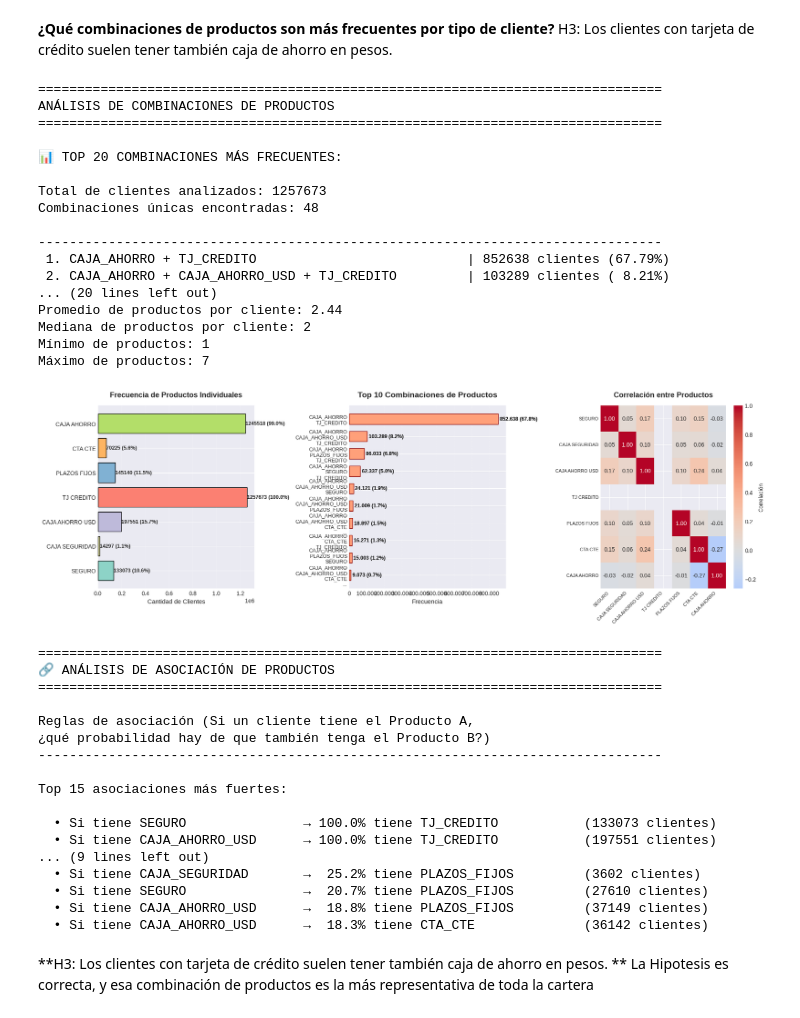
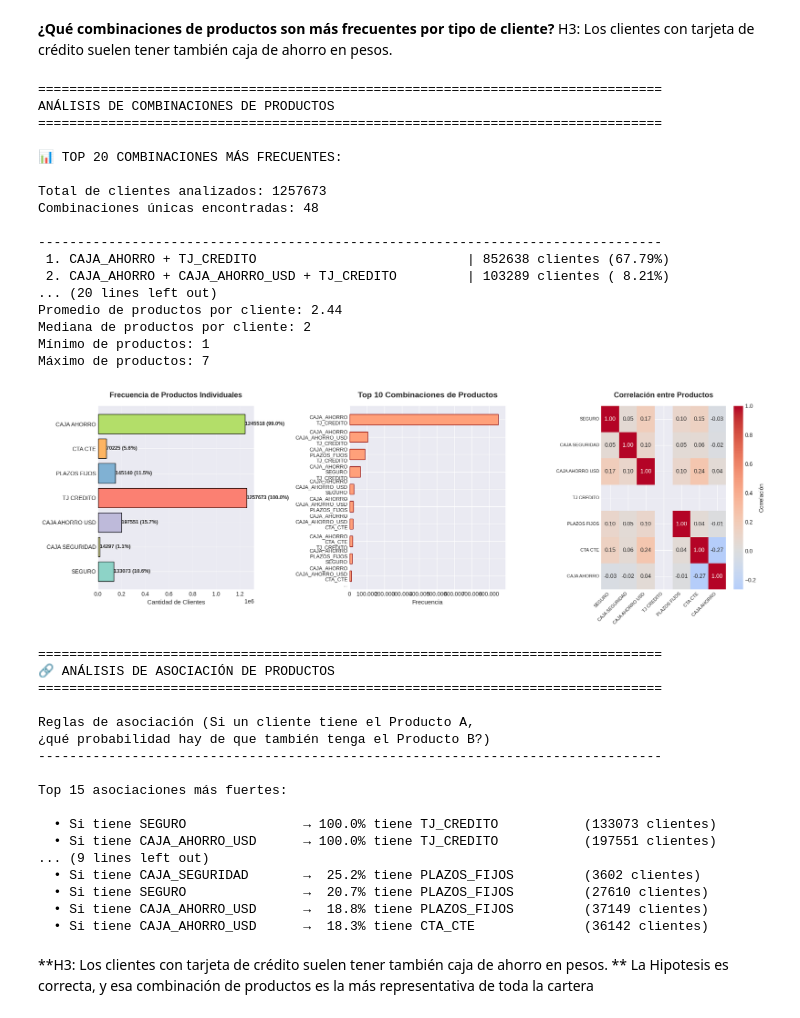
Before and after one commit to chiaravanin/CursoCoder, a Jupyter notebook: ProyectoDS_PArteIVANIN.ipynb, the cells around one changed output. Saved outputs shown, nothing was run; the diff lists cells and outputs as text; code cells hidden in the pictures.

```diff
--- a/ProyectoDS_PArteIVANIN.ipynb
+++ b/ProyectoDS_PArteIVANIN.ipynb
@@ -472,6 +472,15 @@ plt.show()
 # %% [markdown]
 **¿Existen diferencias significativas en la cantidad de productos contratados entre segmentos de edad y género?** Segunda Hipótesis a resolver: ¿Clientes de mayor edad tienden a tener más productos contratados?
 # %%
+# Cantidad de clientes por cantidad de productos
+productos_vs_clientes = (
+    df.groupby('CANTIDAD_PRODUCTOS')
+      .size()
+      .reset_index(name='CANTIDAD_CLIENTES')
+      .sort_values('CANTIDAD_PRODUCTOS')
+)
+
+
 import matplotlib.ticker as mticker
 
 plt.figure(figsize=(10,6))
@@ -614,14 +623,13 @@ for i, v in enumerate(productos_freq):
 from matplotlib.ticker import FuncFormatter
 
 # Subplot 2: Top 10 combinaciones ---
+# Subplot 2: Top 10 combinaciones
 ax2 = axes[1]
 top_combos = df['Combinacion_Productos'].value_counts().head(10)
-
 
 combo_labels = []
 for c in top_combos.index:
     if c:
-
         if isinstance(c, (list, tuple)):
             if len(c) <= 3:
                 label = '\n'.join(c)
@@ -644,22 +652,15 @@ ax2.set_yticks(y_pos)
 ax2.set_yticklabels(combo_labels, fontsize=9)
 ax2.invert_yaxis()
 
-
 ax2.set_title('Top 10 Combinaciones de Productos', fontsize=14, fontweight='bold', pad=15)
 ax2.set_xlabel('Frecuencia', fontsize=11)
 
-# --- Grid + separador de miles en eje X ---
-formatter = FuncFormatter(lambda x, p: format(int(x), ',').replace(',', '.'))
-ax2.xaxis.set_major_formatter(formatter)
-ax2.grid(axis='x', alpha=0.3, linestyle='--')
+# 🔧 Ajustes de eje X
+ax2.ticklabel_format(style='plain', axis='x')
+ax2.xaxis.set_major_formatter(plt.FuncFormatter(lambda x, _: f'{int(x):,}'.replace(',', '.')))
 
-total = len(df)
-for i, v in enumerate(top_combos.values):
-    ax2.text(v + (max(top_combos.values)*0.01), i,
-             f'{v:,} ({v/total*100:.1f}%)'.replace(',', '.'),
-             va='center', fontsize=9, fontweight='bold', color='black')
+plt.tight_layout(pad=3)
 
-plt.tight_layout()
 
 # Subplot 3: Matriz de correlación de productos
 ax3 = axes[2]
@@ -721,34 +722,34 @@ for idx, row in asociaciones_df.head(15).iterrows():
 
 # DataFrame con todas las combinaciones
 df_resultados = df[['Combinacion_Productos', 'Num_Productos']].copy()
 df_resultados['Productos_Lista'] = df_resultados['Combinacion_Productos'].apply(
     lambda x: ', '.join(x) if x else 'Sin productos')
 
 # Tabla resumen de combinaciones
 tabla_combinaciones = df['Combinacion_Productos'].value_counts().reset_index()
 tabla_combinaciones.columns = ['Combinacion', 'Frecuencia']
 tabla_combinaciones['Porcentaje'] = (tabla_combinaciones['Frecuencia'] / len(df) * 100).round(2)
 tabla_combinaciones['Productos'] = tabla_combinaciones['Combinacion'].apply(
     lambda x: ', '.join(x) if x else 'Sin productos')
 # %% [output]
 ================================================================================
 ANÁLISIS DE COMBINACIONES DE PRODUCTOS
 ================================================================================
 
 📊 TOP 20 COMBINACIONES MÁS FRECUENTES:
 
 Total de clientes analizados: 1257673
 Combinaciones únicas encontradas: 48
 
 --------------------------------------------------------------------------------
  1. CAJA_AHORRO + TJ_CREDITO                           | 852638 clientes (67.79%)
  2. CAJA_AHORRO + CAJA_AHORRO_USD + TJ_CREDITO         | 103289 clientes ( 8.21%)
 ... (20 lines left out)
 Promedio de productos por cliente: 2.44
 Mediana de productos por cliente: 2
 Mínimo de productos: 1
 Máximo de productos: 7
-[figure, old version]
+[figure, new version]
 ================================================================================
 🔗 ANÁLISIS DE ASOCIACIÓN DE PRODUCTOS
 ================================================================================
```
Also changed, not shown: parts of 7 cells of this notebook.
